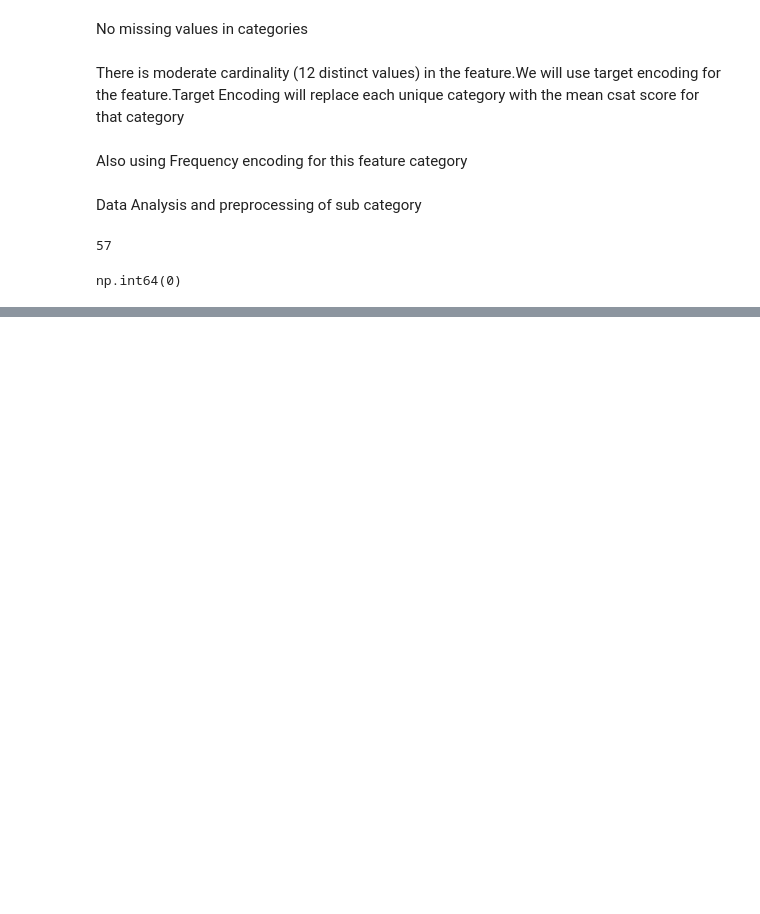
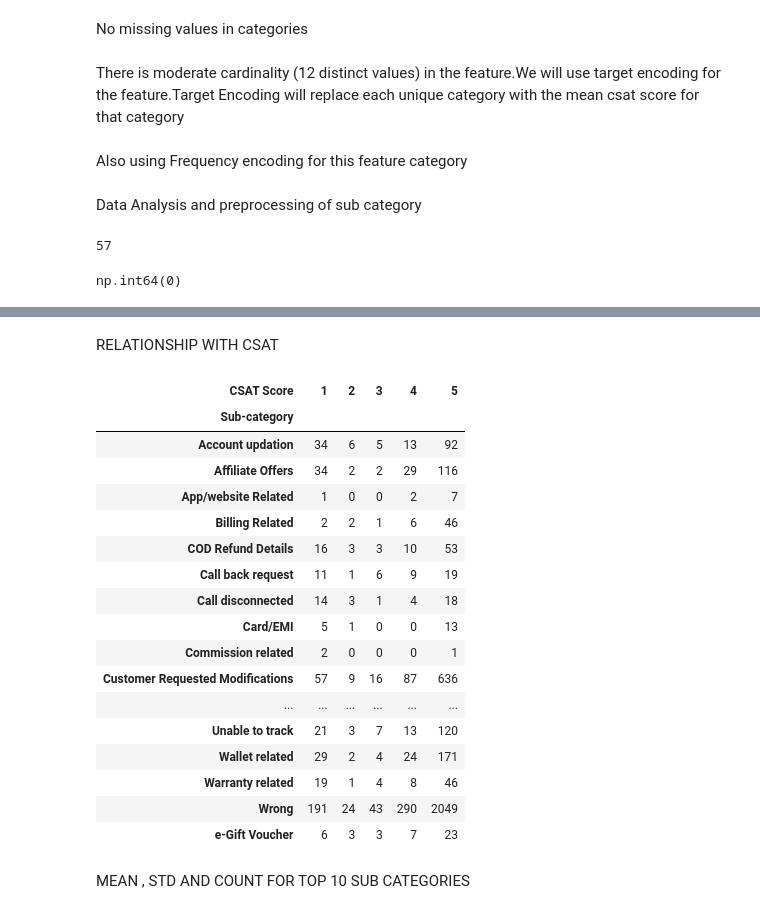
Before and after one commit to AnkurBhatt07/Customer-Satisfaction-Score-Prediction-using-ML-DL, a Jupyter notebook: notebooks/data_analysis.ipynb, the cells around one changed output, grey strips where cells are left out. Cells and saved outputs as stored; diff of their text form; code cells hidden in the pictures; blank space fills up the shorter version.

```diff
--- a/notebooks/data_analysis.ipynb
+++ b/notebooks/data_analysis.ipynb
@@ -309,0 +334,26 @@ np.int64(0)
+# %% [markdown]
+RELATIONSHIP WITH CSAT
+# %%
+sub_crosstab = pd.crosstab(data['Sub-category'], data['CSAT Score'])
+sub_crosstab
+# %% [output]
+| CSAT Score | 1 | 2 | 3 | 4 | 5 |
+| Sub-category |  |  |  |  |  |
+| Account updation | 34 | 6 | 5 | 13 | 92 |
+| Affiliate Offers | 34 | 2 | 2 | 29 | 116 |
+| App/website Related | 1 | 0 | 0 | 2 | 7 |
+| Billing Related | 2 | 2 | 1 | 6 | 46 |
+| COD Refund Details | 16 | 3 | 3 | 10 | 53 |
+| Call back request | 11 | 1 | 6 | 9 | 19 |
+| Call disconnected | 14 | 3 | 1 | 4 | 18 |
+| Card/EMI | 5 | 1 | 0 | 0 | 13 |
+| Commission related | 2 | 0 | 0 | 0 | 1 |
+| Customer Requested Modifications | 57 | 9 | 16 | 87 | 636 |
+| ... | ... | ... | ... | ... | ... |
+| Unable to track | 21 | 3 | 7 | 13 | 120 |
+| Wallet related | 29 | 2 | 4 | 24 | 171 |
+| Warranty related | 19 | 1 | 4 | 8 | 46 |
+| Wrong | 191 | 24 | 43 | 290 | 2049 |
+| e-Gift Voucher | 6 | 3 | 3 | 7 | 23 |
+# %% [markdown]
+MEAN , STD AND COUNT FOR TOP 10 SUB CATEGORIES
```
Also changed, not shown: parts of 15 cells of this notebook, 1 other file.
